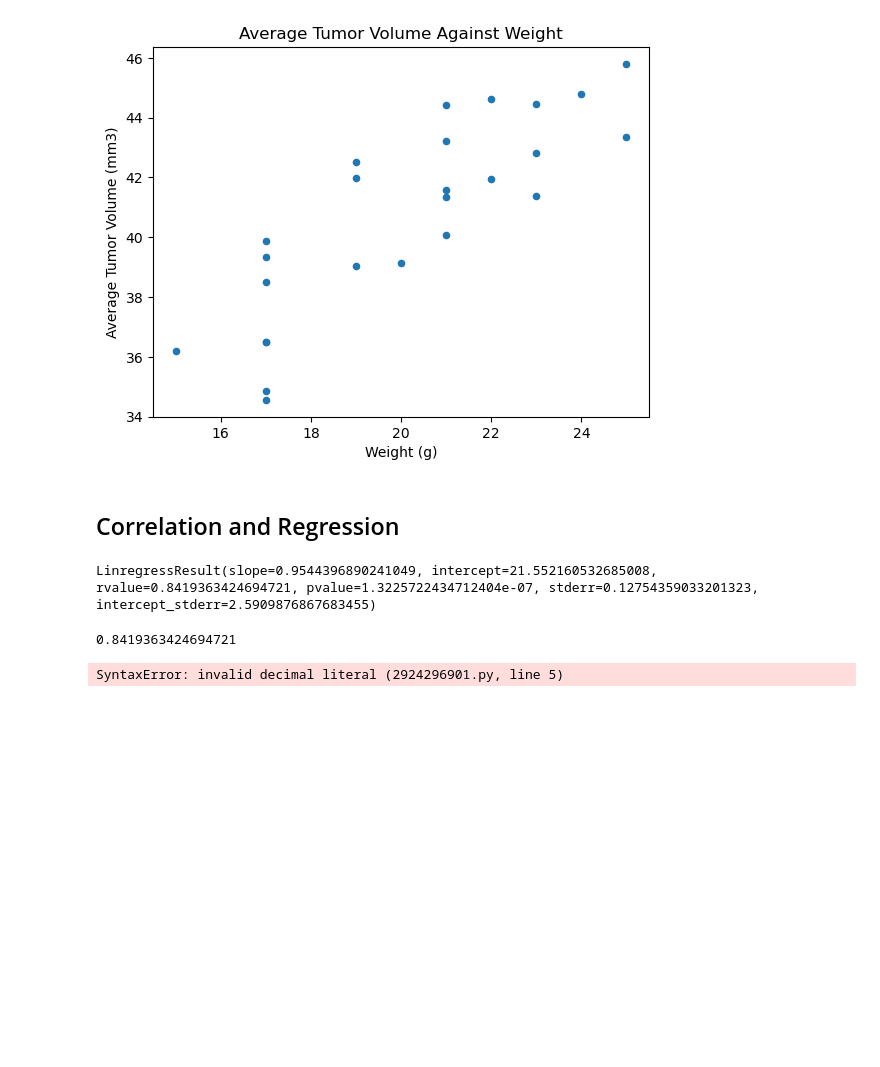
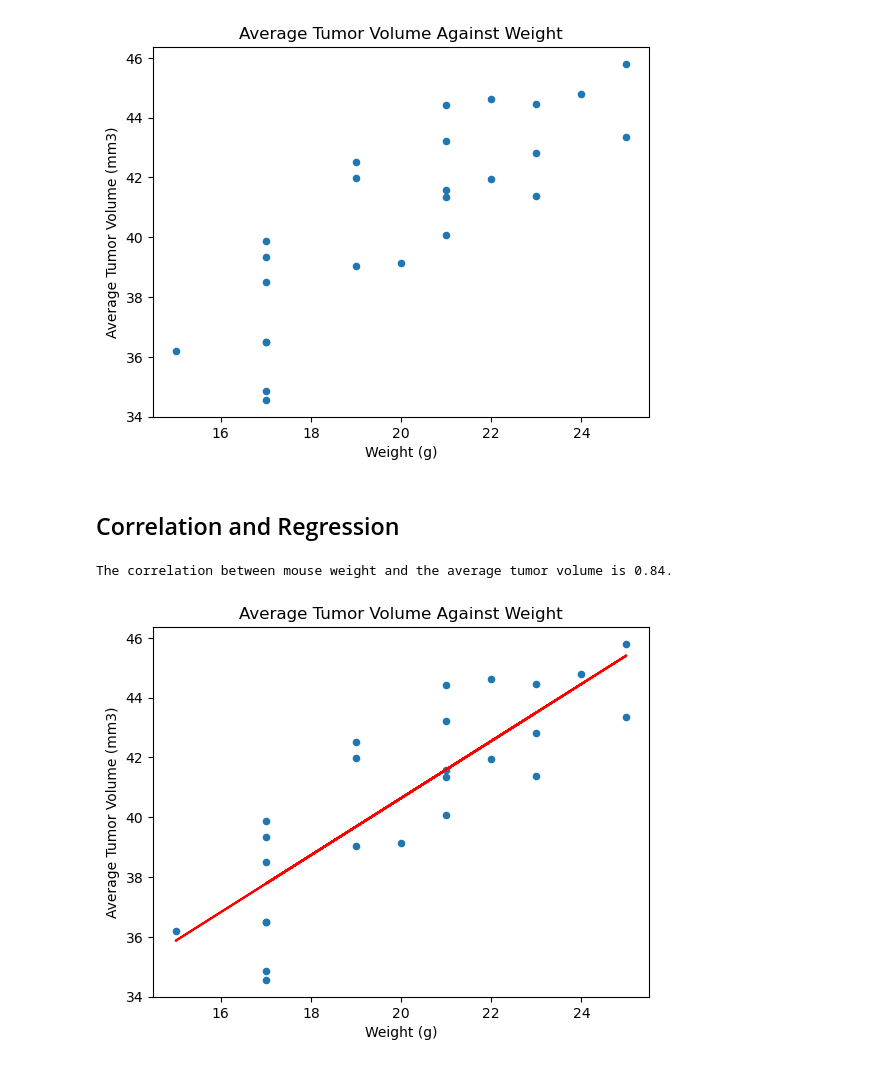
Before and after one commit to soljm/data-visualisation-challenge, a Jupyter notebook: Pymaceuticals/pymaceuticals.ipynb, the cells around one changed output. Saved outputs shown, nothing was run; the diff lists cells and outputs as text; code cells hidden in the pictures; blank space fills up the shorter version.

```diff
--- a/Pymaceuticals/pymaceuticals.ipynb
+++ b/Pymaceuticals/pymaceuticals.ipynb
@@ -264,19 +267,14 @@ Text(0, 0.5, 'Average Tumor Volume (mm3)')
 # %%
 # Calculate the correlation coefficient and a linear regression model
 # for mouse weight and average observed tumor volume for the entire Capomulin regimen
 res = st.linregress(average['Weight (g)'], average['Tumor Volume (mm3)'])
-res
+
+# Plot the linear regression on the scatter plot
+scatter = average.plot.scatter('Weight (g)', 'Tumor Volume (mm3)')
+plt.plot(average['Weight (g)'], res.intercept + res.slope*average['Weight (g)'], 'r')
+plt.title('Average Tumor Volume Against Weight')
+plt.ylabel('Average Tumor Volume (mm3)')
+print(f"The correlation between mouse weight and the average tumor volume is {round(res.rvalue,2)}.")
 # %% [output]
-LinregressResult(slope=0.9544396890241049, intercept=21.552160532685008, rvalue=0.8419363424694721, pvalue=1.3225722434712404e-07, stderr=0.12754359033201323, intercept_stderr=2.5909876867683455)
+The correlation between mouse weight and the average tumor volume is 0.84.
+[figure, added]
-# %%
-res.rvalue
-# %% [output]
-0.8419363424694721
-# %%
-scatter = average.plot.scatter('Weight (g)', 'Tumor Volume (mm3)')
-plt.plot(average['Weight (g)'], res.intercept + res.slope*average['Weight (g)'], 'r')
-plt.title('Average Tumor Volume Against Weight')
-plt.ylabel('Average Tumor Volume (mm3)')
-print(f"The correlation between mouse weight and the average tumor volume is {float(res.rvalue,.2f)}")
-# %% [output]
-SyntaxError: invalid decimal literal (2924296901.py, line 5)
```
Also changed, not shown: parts of 1 cell of this notebook.
